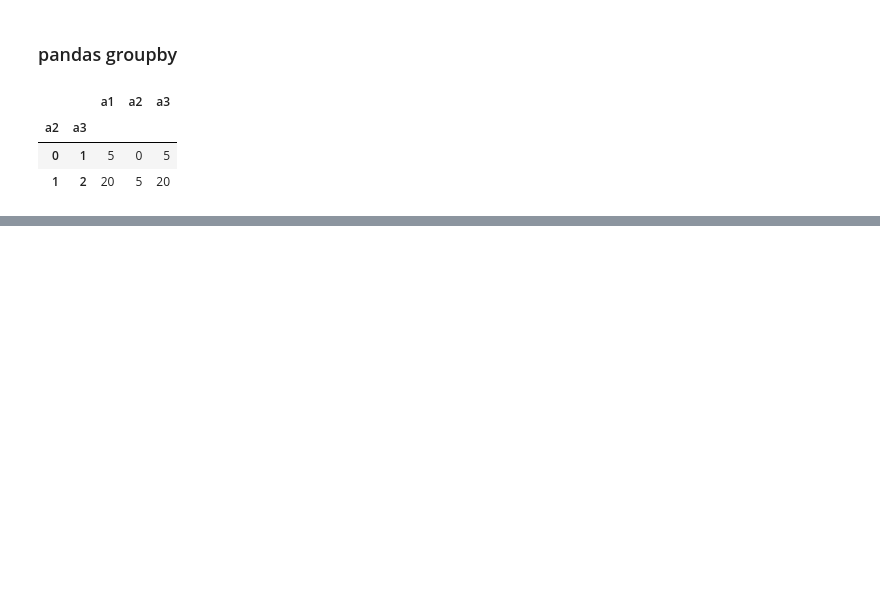
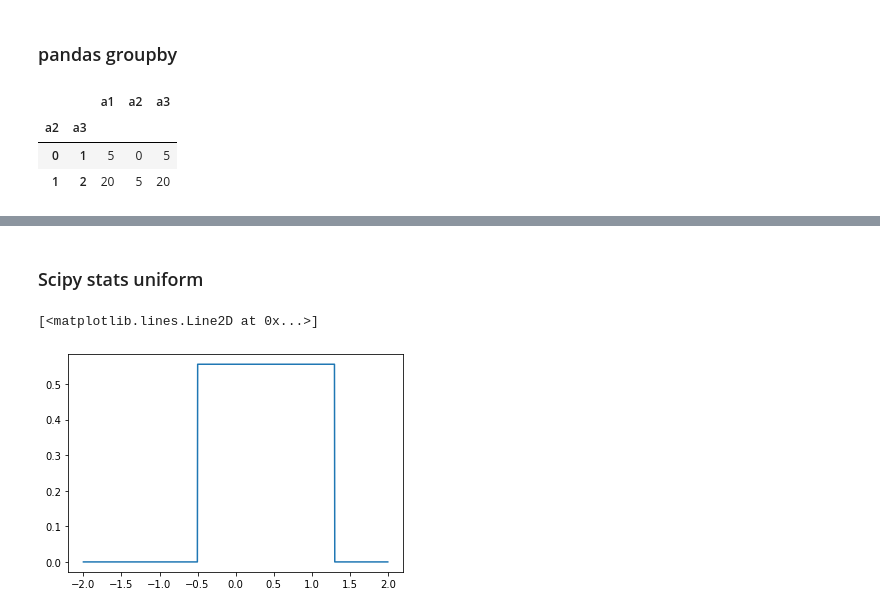
Before and after one commit to hmHam/ope_with_conT, a Jupyter notebook: test.ipynb, the cells around one changed output, grey strips where cells are left out. Drawn from its saved outputs; the diff is of its cells as text; code cells hidden in the pictures; blank space fills up the shorter version.

```diff
--- a/test.ipynb
+++ b/test.ipynb
@@ -41,0 +81,13 @@ df_test.groupby(['a2', 'a3']).apply(lambda x: (x**2).sum())
+# %% [markdown]
+### Scipy stats uniform
+# %%
+from scipy.stats import uniform
+
+x = np.linspace(-2, 2, 1000)
+# Uniform[-0.5, 1.3]
+y = uniform.pdf(x, loc=-0.5, scale=1.8)
+
+plt.plot(x, y)
+# %% [output]
+[<matplotlib.lines.Line2D at 0x...>]
+[figure, added]
```
Also changed, not shown: parts of 2 cells of this notebook, 11 other files.
